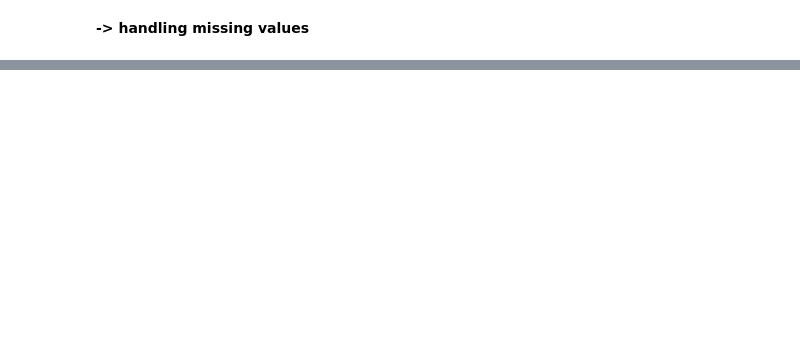
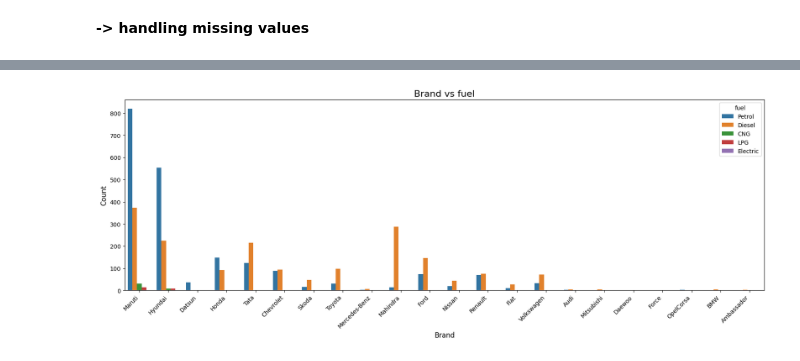
Before and after one commit to Trusha-7Span/CarDetails, a Jupyter notebook: Cardetails.ipynb, the cells around one changed output, grey strips where cells are left out. Drawn from its saved outputs; the diff is of its cells as text; code cells hidden in the pictures; blank space fills up the shorter version.

```diff
--- a/Cardetails.ipynb
+++ b/Cardetails.ipynb
@@ -409,0 +504,4 @@ dtype: int64
+# %%
+df = df.drop('year_group', axis=1)
+# %%
+df=df.drop('price_category',axis=1)
@@ -409,0 +752,11 @@ dtype: int64
+# %%
+
+plt.figure(figsize=(20, 6))
+sns.countplot(x='brand', hue='fuel', data=df)
+plt.title('Brand vs fuel', fontsize=16)
+plt.xlabel('Brand', fontsize=12)
+plt.ylabel('Count', fontsize=12)
+plt.xticks(rotation=45, ha='right', fontsize=10)
+plt.show()
+# %% [output]
+[figure, added]
```
Also changed, not shown: parts of 65 cells of this notebook.
